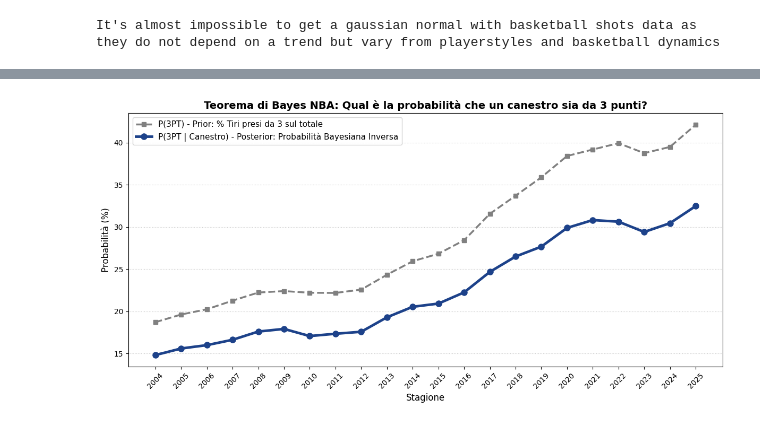
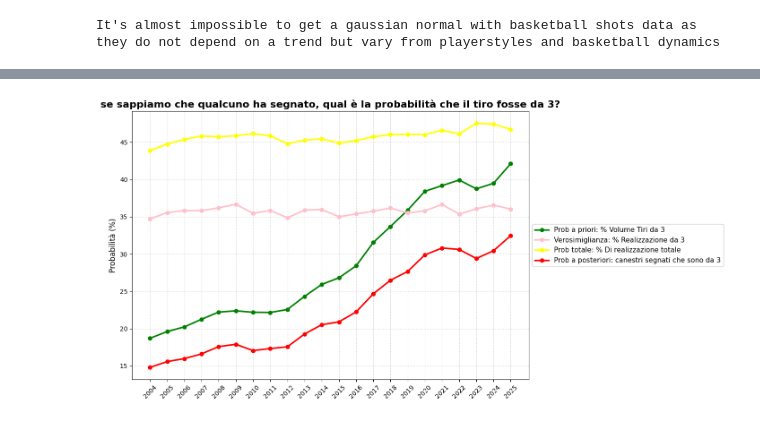
Before and after one commit to alessandroMacchii/NBA-shooting-evolution, a Jupyter notebook: statisticsproject.ipynb, the cells around one changed output, grey strips where cells are left out. Drawn from its saved outputs; the diff is of its cells as text; code cells hidden in the pictures.

```diff
--- a/statisticsproject.ipynb
+++ b/statisticsproject.ipynb
@@ -580,68 +482,50 @@ esposizioni:
 # %%
-import pandas as pd
-import numpy as np
-import matplotlib.pyplot as plt
+total_att = shots.groupby('SEASON_1').size()
+total_made = shots[shots['SHOT_MADE'] == True].groupby('SEASON_1').size()
+att_3pt = shots[shots['SHOT_TYPE'] == '3PT Field Goal'].groupby('SEASON_1').size()
 
-# 1. Prepariamo i dati partendo dal dataset completo
-df_bayes = shots.copy()
+made_3pt = shots[
+    (shots['SHOT_TYPE'] == '3PT Field Goal') &
+    (shots['SHOT_MADE'].isin([True, 1, '1', 'Made Shot']))
+].groupby('SEASON_1').size()
 
-# Uniformiamo la colonna dei canestri (1 se segnato, 0 se sbagliato)
-df_bayes['IS_MADE'] = np.where(df_bayes['SHOT_MADE'].isin([True, 1, '1', 'Made Shot']), 1, 0)
+# prior: probabilità a priori che un tiro preso sia da 3
+prior = att_3pt / total_att
+# likelihood: probabilità di segnare sapendo che tira da 3 (FG% da 3)
+likelihood = made_3pt / att_3pt
+# marginal: percentuale dal campo totale (FG% globale)
+marginal = total_made / total_att
+# posterior: probabilità inversa (quanto pesano i canestri da 3 sui canestri totali)
+posterior = (likelihood * prior) / marginal
 
-# Creiamo le variabili per identificare i tiri da 3 punti e i tiri da 3 segnati
-df_bayes['IS_3PT'] = np.where(df_bayes['SHOT_TYPE'] == '3PT Field Goal', 1, 0)
-df_bayes['3PT_MADE'] = np.where((df_bayes['IS_3PT'] == 1) & (df_bayes['IS_MADE'] == 1), 1, 0)
+fig, ax = plt.subplots(figsize=(14, 7))
+ax.plot(prior.index, prior.values * 100,
+        color='green', linewidth=2.5, marker='o', markersize=6,
+        label='Prob a priori: % Volume Tiri da 3')
 
-# 2. Calcoliamo i totali aggregati per ogni singola stagione
-bayes_stats = df_bayes.groupby('SEASON_1').agg(
-    Total_Att=('IS_MADE', 'count'),       # Totale tiri tentati (tutti)
-    Total_Made=('IS_MADE', 'sum'),        # Totale tiri segnati (tutti)
-    Att_3PT=('IS_3PT', 'sum'),            # Totale tiri da 3 tentati
-    Made_3PT=('3PT_MADE', 'sum')          # Totale tiri da 3 segnati
-).reset_index()
+ax.plot(likelihood.index, likelihood.values * 100,
+        color='pink', linewidth=2.5, marker='o', markersize=6,
+        label='Verosimiglianza: % Realizzazione da 3')
 
-# --- 3. IL TEOREMA DI BAYES (La Matematica) ---
+ax.plot(marginal.index, marginal.values * 100,
+        color='yellow', linewidth=2.5, marker='o', markersize=6,
+        label='Prob totale: % Di realizzazione totale')
 
-# P(3PT) = Prior: Probabilità a priori che un tiro preso sia da 3
-bayes_stats['P_3PT'] = bayes_stats['Att_3PT'] / bayes_stats['Total_Att']
+ax.plot(posterior.index, posterior.values * 100,
+        color='red', linewidth=2.5, marker='o', markersize=6,
+        label='Prob a posteriori: canestri segnati che sono da 3')
 
-# P(Canestro | 3PT) = Likelihood: Probabilità di segnare sapendo che il tiro è da 3 (FG% da 3)
-bayes_stats['P_Made_given_3PT'] = bayes_stats['Made_3PT'] / bayes_stats['Att_3PT']
-
-# P(Canestro) = Marginal: Probabilità globale di segnare un tiro qualsiasi (FG% globale)
-bayes_stats['P_Made'] = bayes_stats['Total_Made'] / bayes_stats['Total_Att']
-
-# P(3PT | Canestro) = Posterior: LA FORMULA DI BAYES
-bayes_stats['P_3PT_given_Made'] = (bayes_stats['P_Made_given_3PT'] * bayes_stats['P_3PT']) / bayes_stats['P_Made']
-
-# --- 4. CREAZIONE DEL GRAFICO ---
-fig, ax = plt.subplots(figsize=(12, 6))
-
-# Linea del Prior P(3PT)
-ax.plot(bayes_stats['SEASON_1'], bayes_stats['P_3PT'] * 100,
-        color='gray', linestyle='--', linewidth=2.5, marker='s', markersize=6,
-        label='P(3PT) - Prior: % Tiri presi da 3 sul totale')
-
-# Linea del Posterior P(3PT | Canestro)
-ax.plot(bayes_stats['SEASON_1'], bayes_stats['P_3PT_given_Made'] * 100,
-        color='#1d428a', linewidth=3.5, marker='o', markersize=8,
-        label='P(3PT | Canestro) - Posterior: Probabilità Bayesiana Inversa')
-
-# Estetica e formattazione
-ax.set_title("Teorema di Bayes NBA: Qual è la probabilità che un canestro sia da 3 punti?",
-             fontsize=14, fontweight='bold')
-ax.set_xlabel('Stagione', fontsize=12)
+ax.set_title("se sappiamo che qualcuno ha segnato, qual è la probabilità che il tiro fosse da 3?",
+             fontsize=16, fontweight='bold')
 ax.set_ylabel('Probabilità (%)', fontsize=12)
 
-# Griglia e assi
-ax.grid(axis='y', linestyle=':', alpha=0.7)
-ax.set_xticks(bayes_stats['SEASON_1'])
+ax.grid(axis='both', linestyle=':', alpha=0.7)
+ax.set_xticks(prior.index)
 plt.xticks(rotation=45)
 
-# Legenda
-ax.legend(loc='upper left', fontsize=11)
+ax.legend(loc='center left', bbox_to_anchor=(1, 0.5), fontsize=11, framealpha=0.9)
 
 plt.tight_layout()
 plt.show()
 # %% [output]
-[figure, old version]
+[figure, new version]
```
Also changed, not shown: parts of 18 cells of this notebook.
